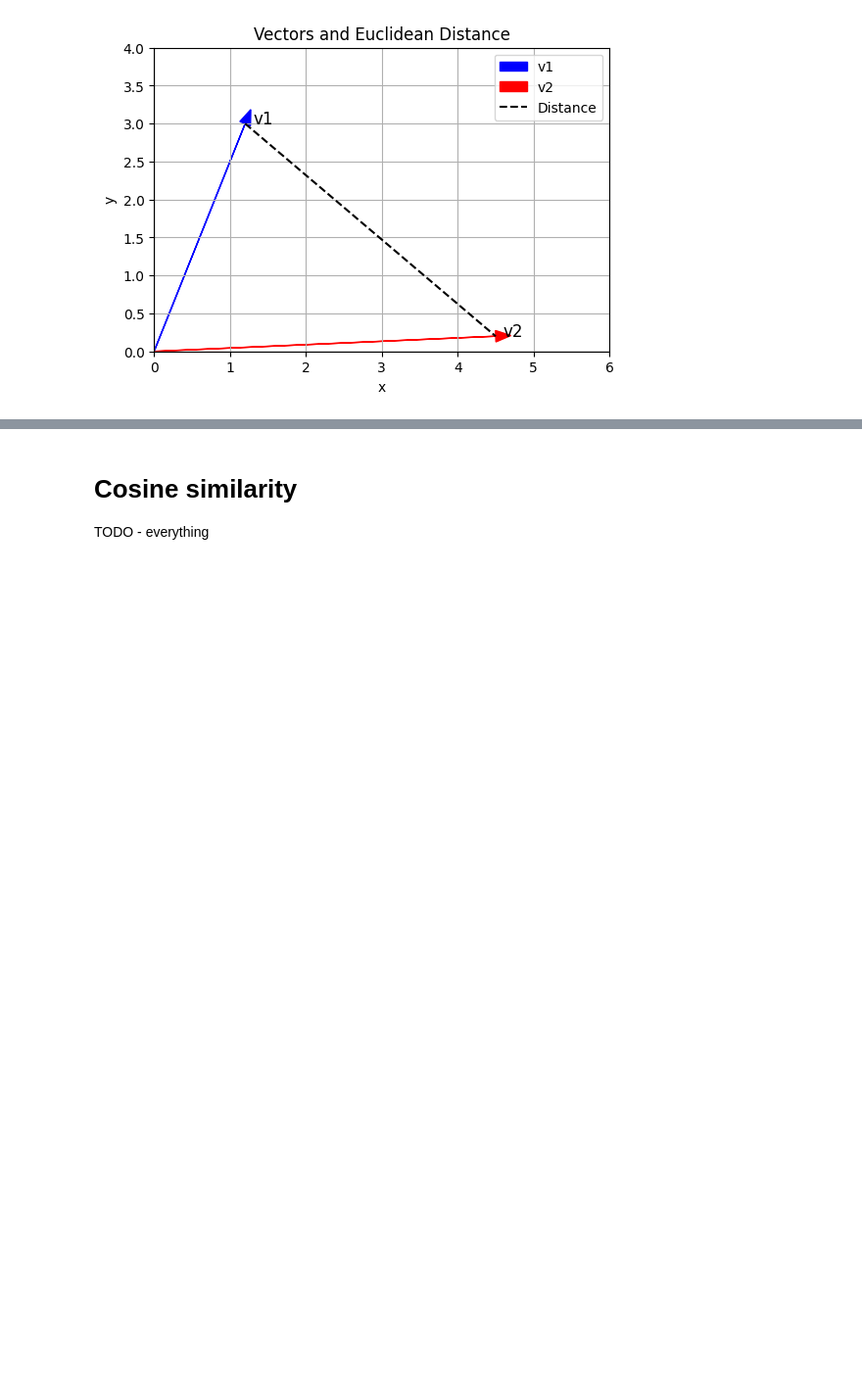
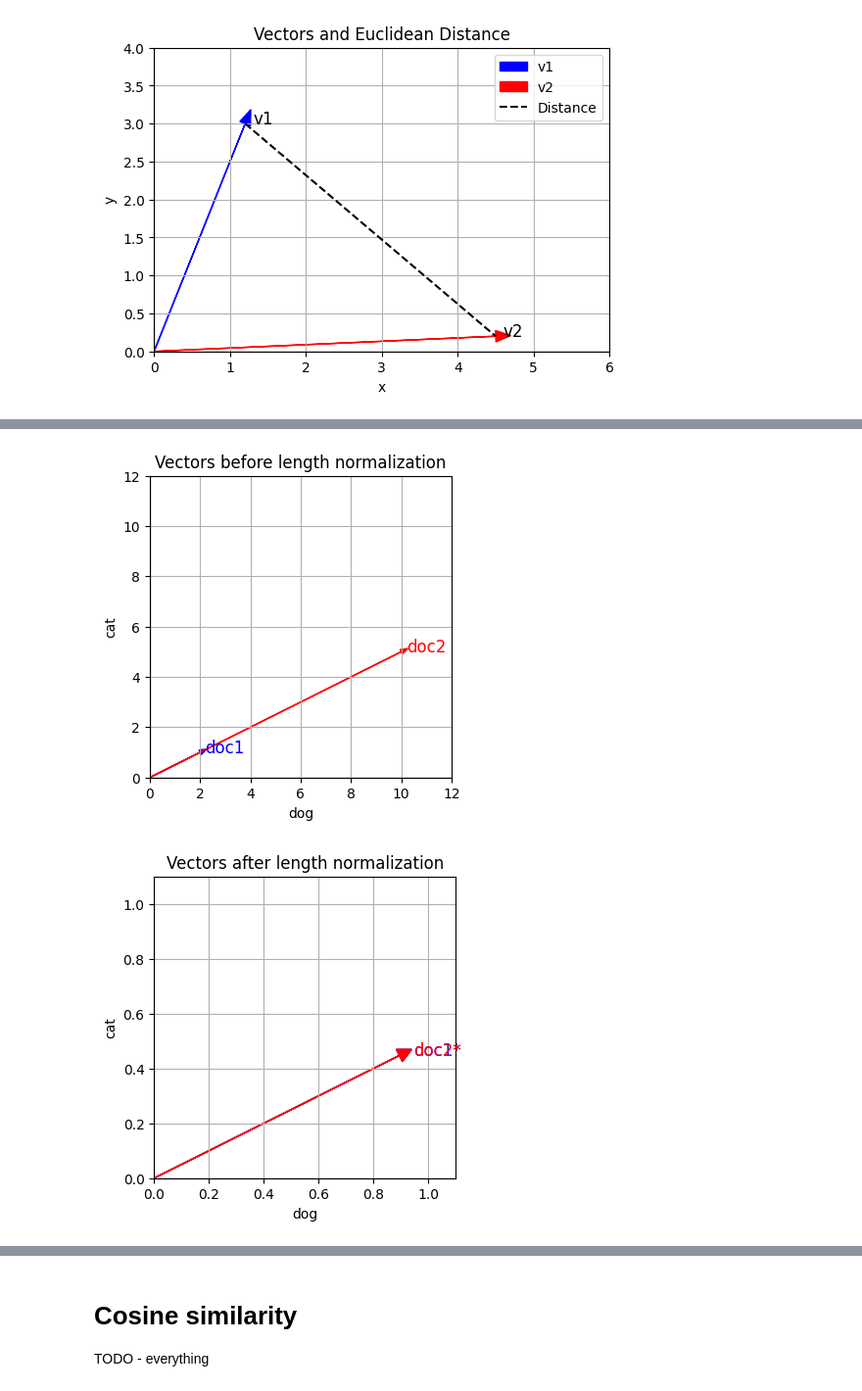
Before and after one commit to harkav/NLP-notebook, a Jupyter notebook: notebooks/NLP_Similarity_Methods.ipynb, the cells around one changed output, grey strips where cells are left out. Shown at 98% size. Cells and saved outputs as stored; diff of their text form; code cells hidden in the pictures; blank space fills up the shorter version.

Commit message:
add explanation for length normalization

```diff
--- a/notebooks/NLP_Similarity_Methods.ipynb
+++ b/notebooks/NLP_Similarity_Methods.ipynb
@@ -557,0 +599,52 @@ def length_normalization(vector: list[float]) -> list[float] :
+# %%
+
+# Original vectors
+doc1 = [2, 1]
+doc2 = [10, 5]
+
+# Normalized vectors
+doc1s = length_normalization(doc1)
+doc2s = length_normalization(doc2)
+
+# === Plot unnormalized vectors ===
+plt.figure(figsize=(4, 4))
+plt.grid(True)
+plt.axhline(0, color='grey', lw=1)
+plt.axvline(0, color='grey', lw=1)
+
+plt.arrow(0, 0, doc1[0], doc1[1], head_width=0.2, head_length=0.3, fc='blue', ec='blue', label='doc1')
+plt.arrow(0, 0, doc2[0], doc2[1], head_width=0.2, head_length=0.3, fc='red', ec='red', label='doc2')
+
+plt.text(doc1[0] + 0.2, doc1[1], 'doc1', fontsize=12, color='blue')
+plt.text(doc2[0] + 0.2, doc2[1], 'doc2', fontsize=12, color='red')
+
+plt.xlim(0, 12)
+plt.ylim(0, 12)
+plt.xlabel('dog')
+plt.ylabel('cat')
+plt.title('Vectors before length normalization')
+plt.gca().set_aspect('equal')
+plt.show()
+
+# === Plot normalized vectors ===
+plt.figure(figsize=(4, 4))
+plt.grid(True)
+plt.axhline(0, color='grey', lw=1)
+plt.axvline(0, color='grey', lw=1)
+
+plt.arrow(0, 0, doc1s[0], doc1s[1], head_width=0.05, head_length=0.05, fc='blue', ec='blue', label='doc1*')
+plt.arrow(0, 0, doc2s[0], doc2s[1], head_width=0.05, head_length=0.05, fc='red', ec='red', label='doc2*')
+
+plt.text(doc1s[0] + 0.05, doc1s[1], 'doc1*', fontsize=12, color='blue')
+plt.text(doc2s[0] + 0.05, doc2s[1], 'doc2*', fontsize=12, color='red')
+
+plt.xlim(0, 1.1)
+plt.ylim(0, 1.1)
+plt.xlabel('dog')
+plt.ylabel('cat')
+plt.title('Vectors after length normalization')
+plt.gca().set_aspect('equal')
+plt.show()
+# %% [output]
+[figure, added]
+[figure, added]
```
Also changed, not shown: parts of 4 cells of this notebook, 2 other files.
